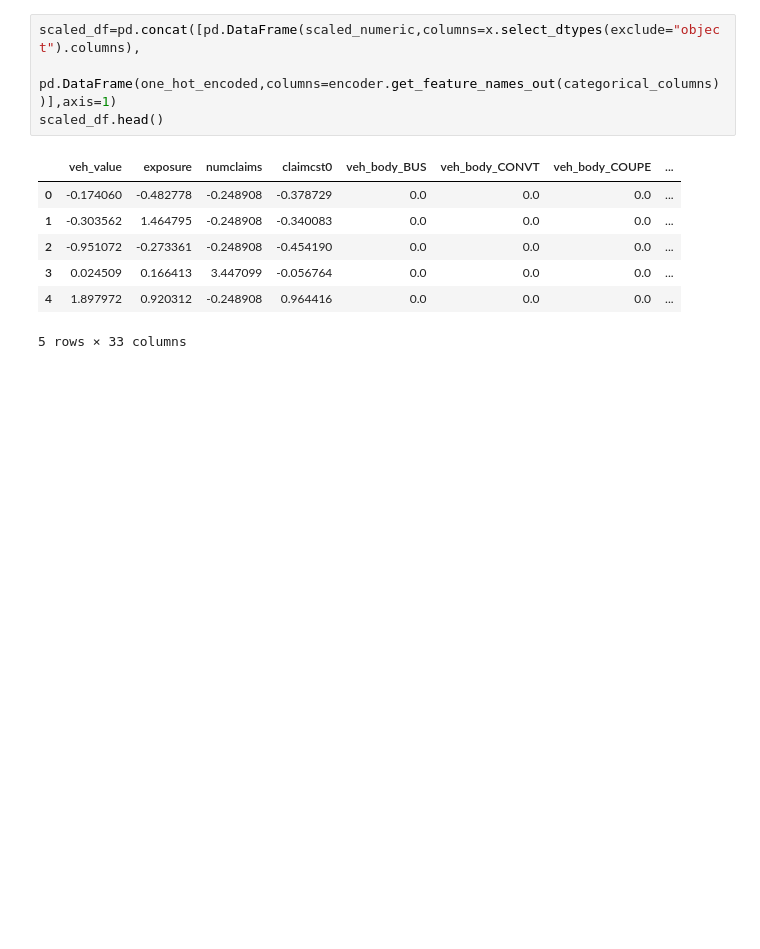
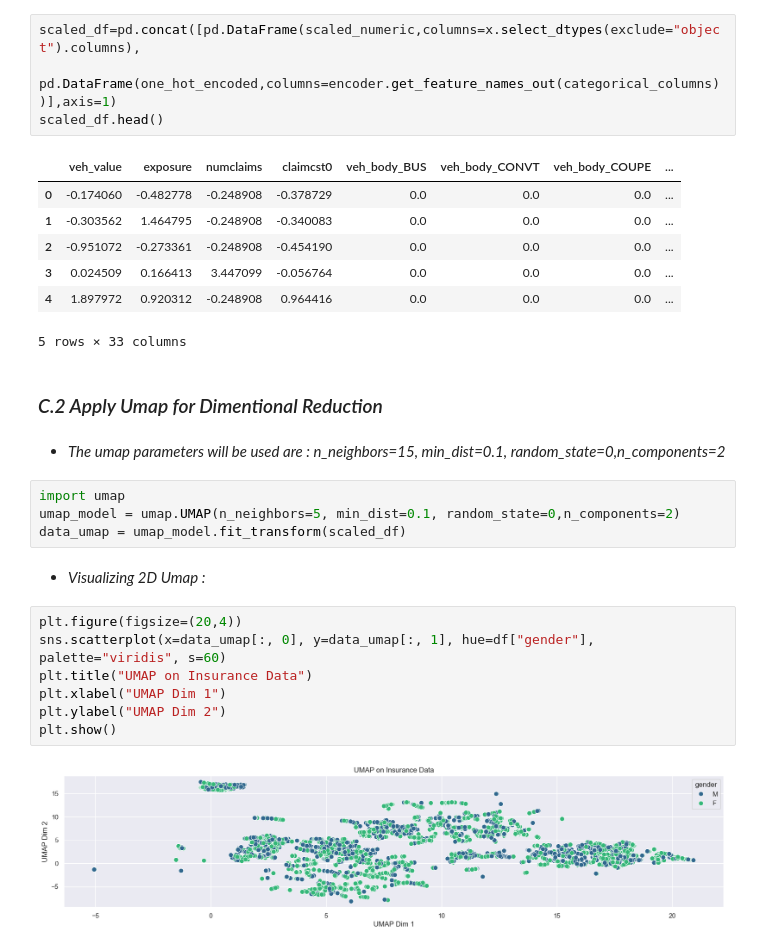
Before and after one commit to omars1234/UnsuperVisedInsuranceAnalysis, a Jupyter notebook: NoteBook.ipynb, the cells around one changed output. Saved outputs shown, nothing was run; the diff lists cells and outputs as text; blank space fills up the shorter version.

Commit message:
apply umap , kmeans and randomforest

```diff
--- a/NoteBook.ipynb
+++ b/NoteBook.ipynb
@@ -174,3 +174,22 @@ scaled_df.head()
 | 3 | 0.024509 | 0.166413 | 3.447099 | -0.056764 | 0.0 | 0.0 | 0.0 | ... |
 | 4 | 1.897972 | 0.920312 | -0.248908 | 0.964416 | 0.0 | 0.0 | 0.0 | ... |
 5 rows × 33 columns
+# %% [markdown]
+### *C.2 Apply Umap for Dimentional Reduction*
+# %% [markdown]
+* *The umap parameters will be used are : n_neighbors=15, min_dist=0.1, random_state=0,n_components=2*
+# %%
+import umap
+umap_model = umap.UMAP(n_neighbors=5, min_dist=0.1, random_state=0,n_components=2)
+data_umap = umap_model.fit_transform(scaled_df)
+# %% [markdown]
+* *Visualizing 2D Umap :*
+# %%
+plt.figure(figsize=(20,4))
+sns.scatterplot(x=data_umap[:, 0], y=data_umap[:, 1], hue=df["gender"], palette="viridis", s=60)
+plt.title("UMAP on Insurance Data")
+plt.xlabel("UMAP Dim 1")
+plt.ylabel("UMAP Dim 2")
+plt.show()
+# %% [output]
+[figure, added]
```
Also changed, not shown: parts of 15 cells of this notebook, 1 other file.
